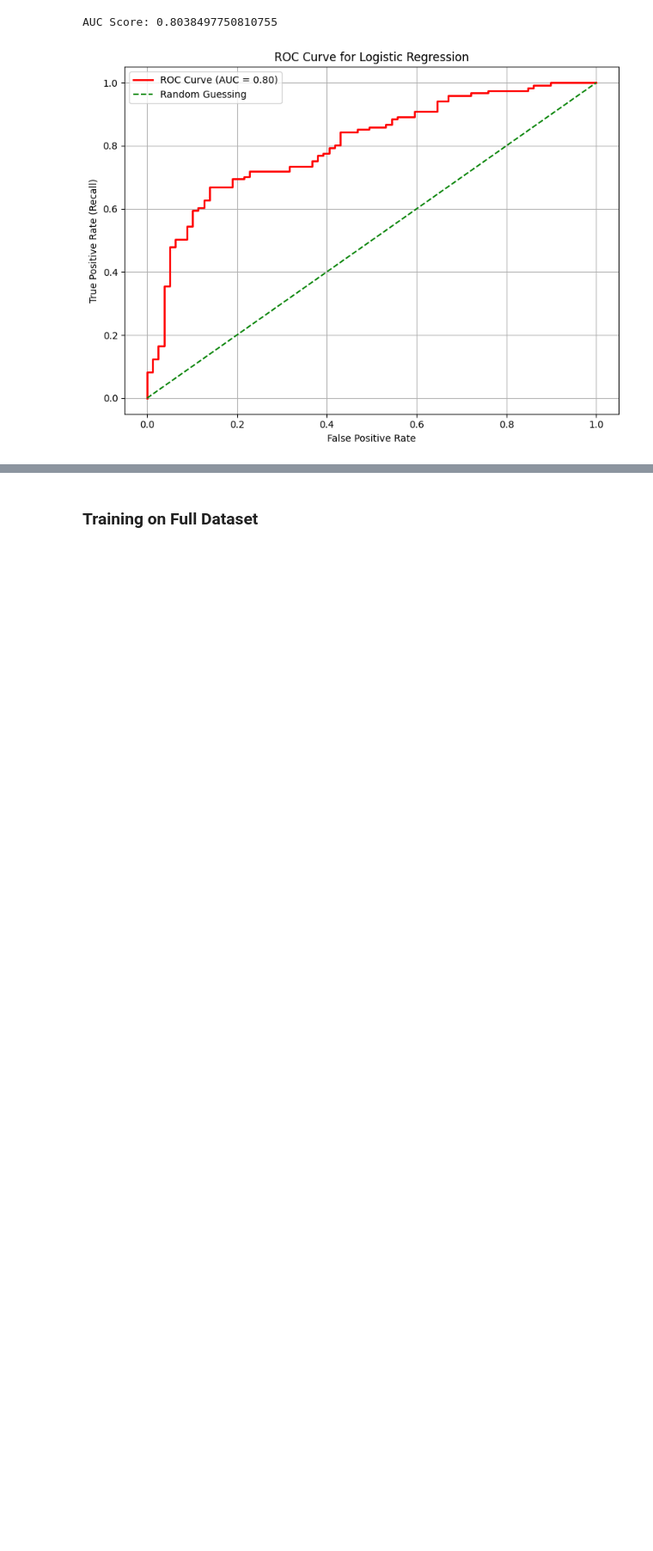
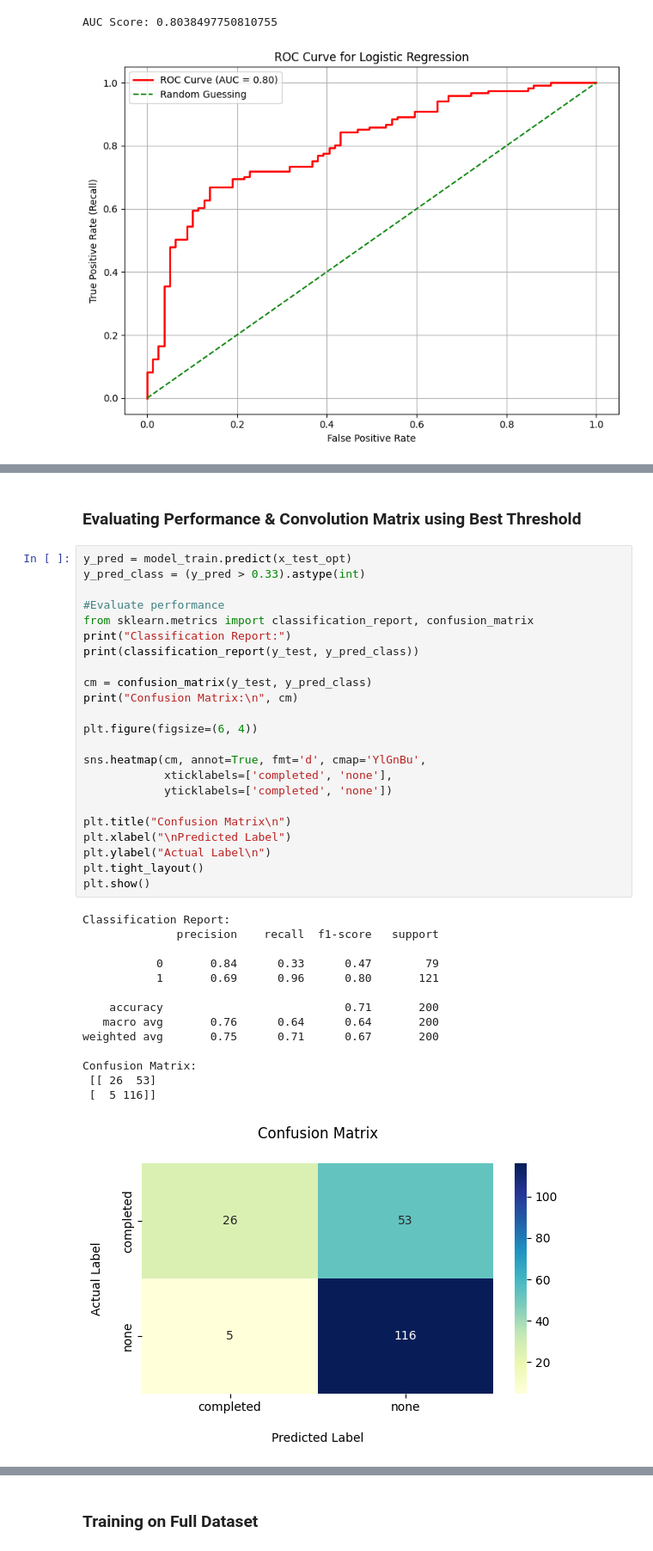
Before and after one commit to SakibMizan/MLProjectStudentPerformance, a Jupyter notebook: SakibMizanProject.ipynb, the cells around one changed output, grey strips where cells are left out. Shown at 86% size. Cells and saved outputs as stored; diff of their text form; blank space fills up the shorter version.

Commit message:
Handling Class Imbalance & Re-evaluating model

```diff
--- a/SakibMizanProject.ipynb
+++ b/SakibMizanProject.ipynb
@@ -317,0 +349,40 @@ AUC Score: 0.8038497750810755
+# %% [markdown]
+### Evaluating Performance & Convolution Matrix using Best Threshold
+# %%
+y_pred = model_train.predict(x_test_opt)
+y_pred_class = (y_pred > 0.33).astype(int)
+
+#Evaluate performance
+from sklearn.metrics import classification_report, confusion_matrix
+print("Classification Report:")
+print(classification_report(y_test, y_pred_class))
+
+cm = confusion_matrix(y_test, y_pred_class)
+print("Confusion Matrix:\n", cm)
+
+plt.figure(figsize=(6, 4))
+
+sns.heatmap(cm, annot=True, fmt='d', cmap='YlGnBu',
+            xticklabels=['completed', 'none'],
+            yticklabels=['completed', 'none'])
+
+plt.title("Confusion Matrix\n")
+plt.xlabel("\nPredicted Label")
+plt.ylabel("Actual Label\n")
+plt.tight_layout()
+plt.show()
+# %% [output]
+Classification Report:
+              precision    recall  f1-score   support
+
+           0       0.84      0.33      0.47        79
+           1       0.69      0.96      0.80       121
+
+    accuracy                           0.71       200
+   macro avg       0.76      0.64      0.64       200
+weighted avg       0.75      0.71      0.67       200
+
+Confusion Matrix:
+ [[ 26  53]
+ [  5 116]]
+[figure, added]
```
Also changed, not shown: parts of 11 cells of this notebook.
